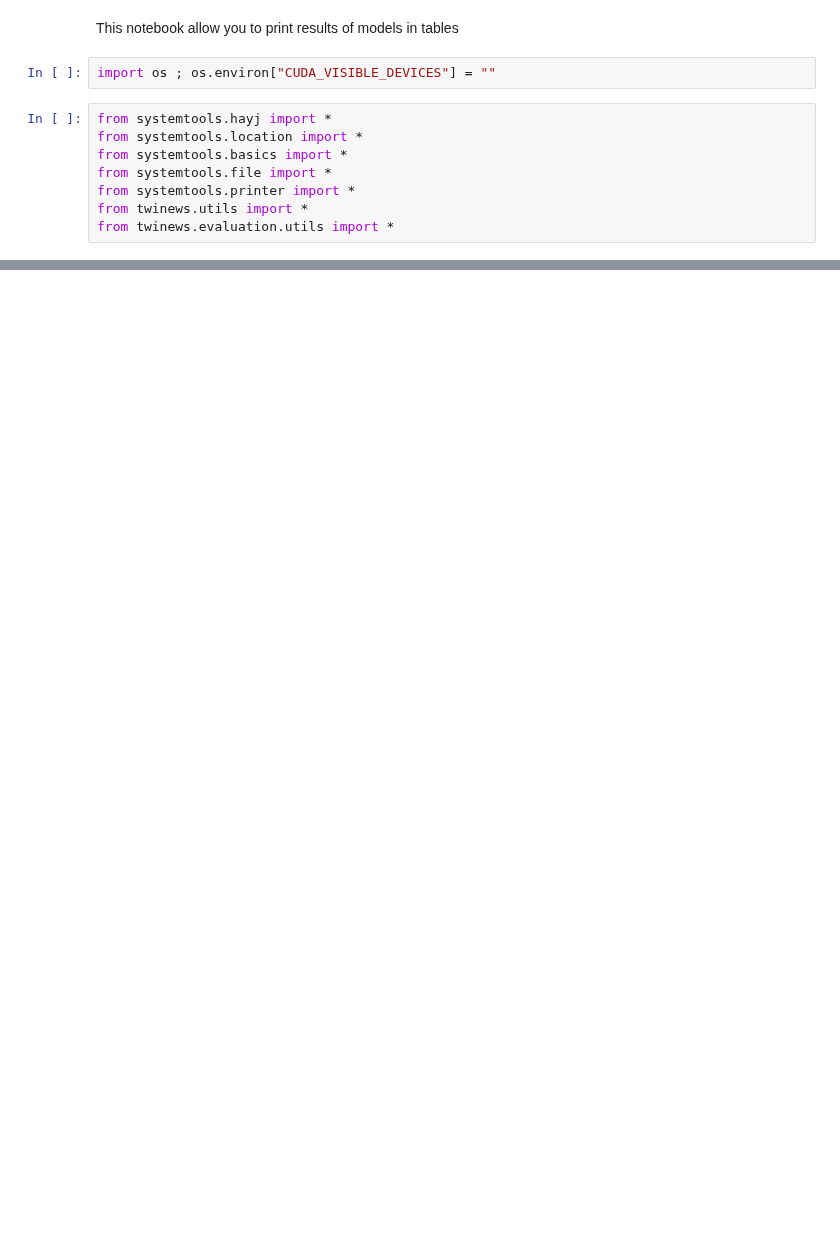
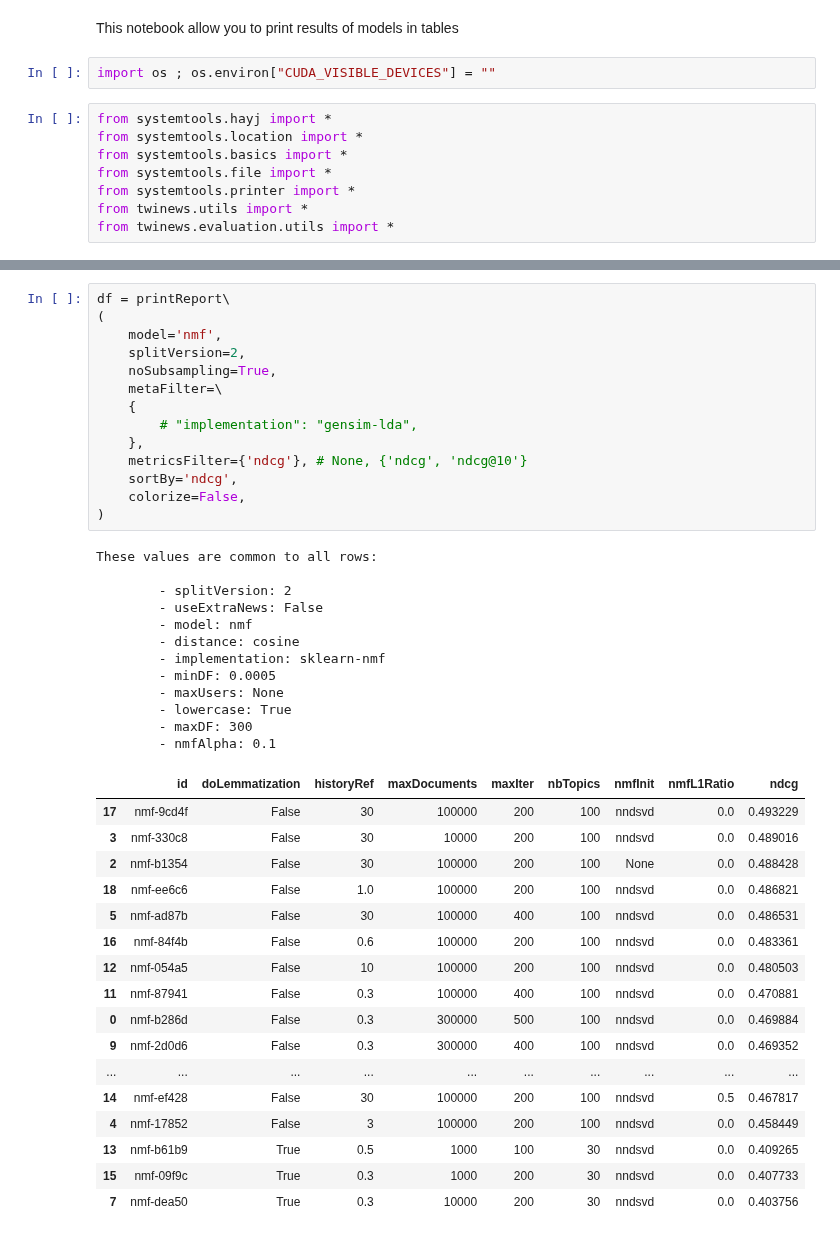
Before and after one commit to arthur-gallois/Twinews-adapted, a Jupyter notebook: twinews/evaluation/hjreport.ipynb, the cells around one changed output, grey strips where cells are left out. Saved outputs shown, nothing was run; the diff lists cells and outputs as text; blank space fills up the shorter version.

```diff
--- a/twinews/evaluation/hjreport.ipynb
+++ b/twinews/evaluation/hjreport.ipynb
@@ -38,3 +54,47 @@ NameError: name 'reorderDFColumns' is not defined
+# %%
+df = printReport\
+(
+    model='nmf',
+    splitVersion=2,
+    noSubsampling=True,
+    metaFilter=\
+    {
+        # "implementation": "gensim-lda",
+    },
+    metricsFilter={'ndcg'}, # None, {'ndcg', 'ndcg@10'}
+    sortBy='ndcg',
+    colorize=False,
+)
+# %% [output]
+These values are common to all rows:
+
+        - splitVersion: 2
+        - useExtraNews: False
+        - model: nmf
+        - distance: cosine
+        - implementation: sklearn-nmf
+        - minDF: 0.0005
+        - maxUsers: None
+        - lowercase: True
+        - maxDF: 300
+        - nmfAlpha: 0.1
+|  | id | doLemmatization | historyRef | maxDocuments | maxIter | nbTopics | nmfInit | nmfL1Ratio | ndcg |
+| 17 | nmf-9cd4f | False | 30 | 100000 | 200 | 100 | nndsvd | 0.0 | 0.493229 |
+| 3 | nmf-330c8 | False | 30 | 10000 | 200 | 100 | nndsvd | 0.0 | 0.489016 |
+| 2 | nmf-b1354 | False | 30 | 100000 | 200 | 100 | None | 0.0 | 0.488428 |
+| 18 | nmf-ee6c6 | False | 1.0 | 100000 | 200 | 100 | nndsvd | 0.0 | 0.486821 |
+| 5 | nmf-ad87b | False | 30 | 100000 | 400 | 100 | nndsvd | 0.0 | 0.486531 |
+| 16 | nmf-84f4b | False | 0.6 | 100000 | 200 | 100 | nndsvd | 0.0 | 0.483361 |
+| 12 | nmf-054a5 | False | 10 | 100000 | 200 | 100 | nndsvd | 0.0 | 0.480503 |
+| 11 | nmf-87941 | False | 0.3 | 100000 | 400 | 100 | nndsvd | 0.0 | 0.470881 |
+| 0 | nmf-b286d | False | 0.3 | 300000 | 500 | 100 | nndsvd | 0.0 | 0.469884 |
+| 9 | nmf-2d0d6 | False | 0.3 | 300000 | 400 | 100 | nndsvd | 0.0 | 0.469352 |
+| ... | ... | ... | ... | ... | ... | ... | ... | ... | ... |
+| 14 | nmf-ef428 | False | 30 | 100000 | 200 | 100 | nndsvd | 0.5 | 0.467817 |
+| 4 | nmf-17852 | False | 3 | 100000 | 200 | 100 | nndsvd | 0.0 | 0.458449 |
+| 13 | nmf-b61b9 | True | 0.5 | 1000 | 100 | 30 | nndsvd | 0.0 | 0.409265 |
+| 15 | nmf-09f9c | True | 0.3 | 1000 | 200 | 30 | nndsvd | 0.0 | 0.407733 |
+| 7 | nmf-dea50 | True | 0.3 | 10000 | 200 | 30 | nndsvd | 0.0 | 0.403756 |
 # %%
 df = printReport\
 (
```
Also changed, not shown: parts of 9 cells of this notebook, 3 other files.
